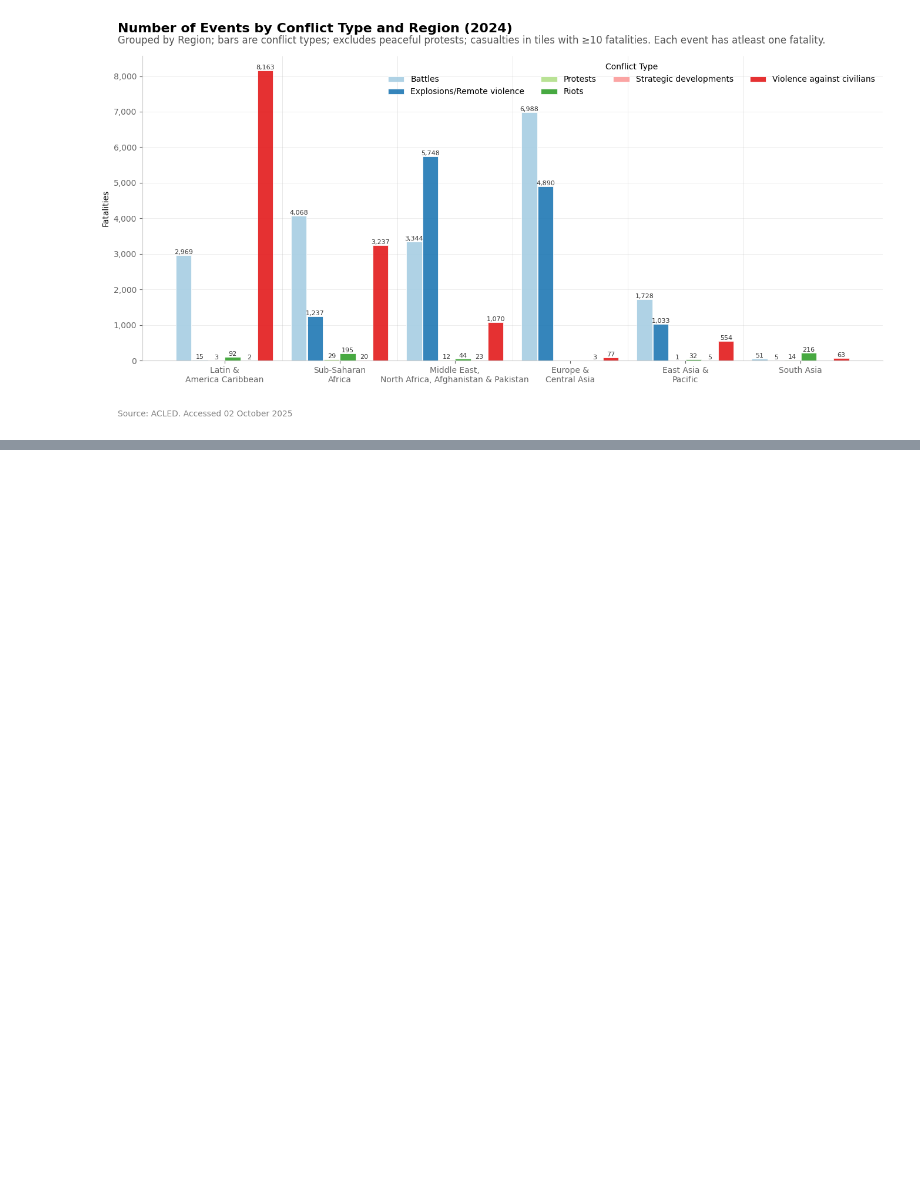
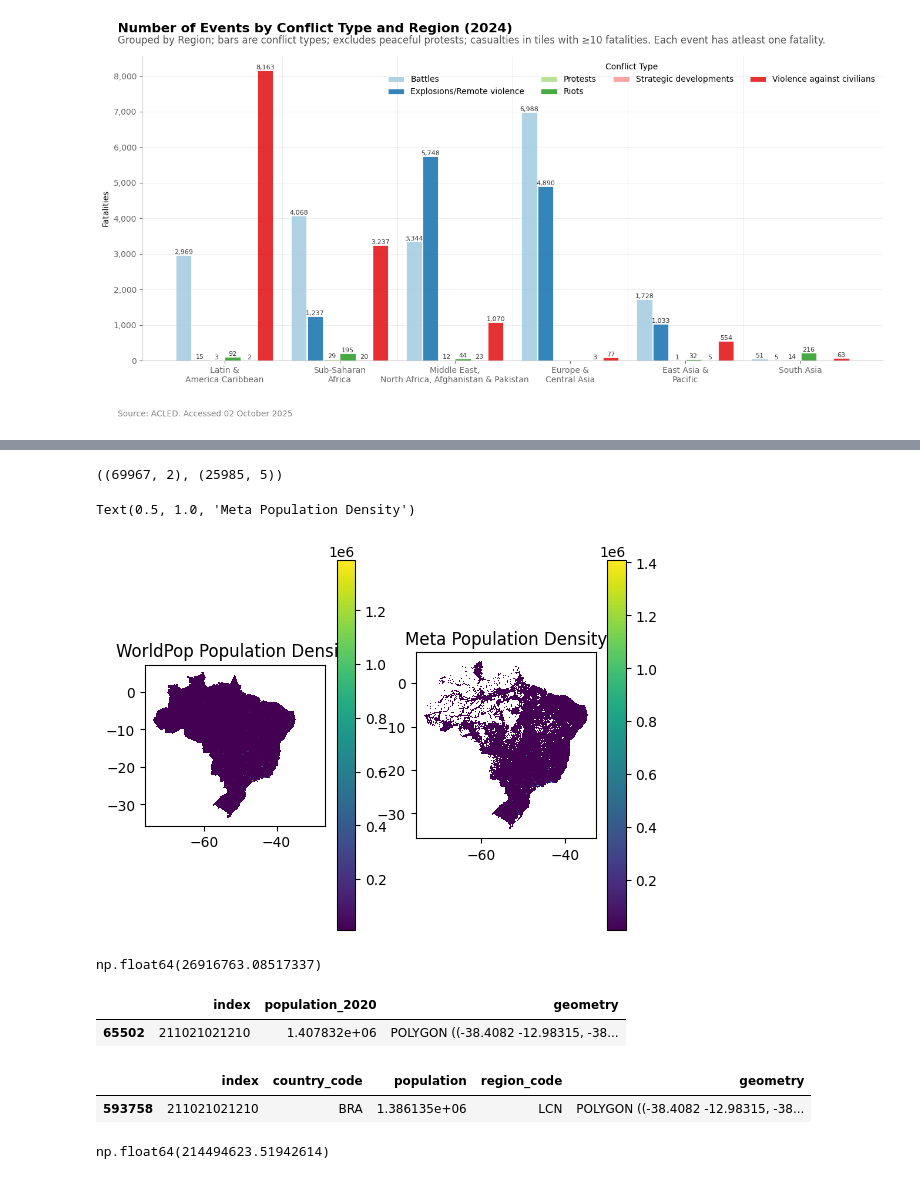
Before and after one commit to worldbank/MENA-FCV-economic-monitor, a Jupyter notebook: notebooks/conflict/acled_report_global.ipynb, the cells around one changed output, grey strips where cells are left out. Saved outputs shown, nothing was run; the diff lists cells and outputs as text; code cells hidden in the pictures; blank space fills up the shorter version.

```diff
--- a/notebooks/conflict/acled_report_global.ipynb
+++ b/notebooks/conflict/acled_report_global.ipynb
@@ -667,0 +713,44 @@ fig;
+# %%
+pop_bra = pop_lcn[pop_lcn['country_code'].isin([ 'BRA'])]
+pop_mex = pop_lcn[pop_lcn['country_code'].isin([ 'MEX'])]
+
+pop_bra_gdf = gpd.GeoDataFrame(pop_bra, geometry='geometry', crs='EPSG:4326')
+pop_mex_gdf = gpd.GeoDataFrame(pop_mex, geometry='geometry', crs='EPSG:4326')
+# %%
+bra_meta['index'] = bra_meta.apply(lambda x: get_quadkey_from_lat_lon(x['latitude'], x['longitude'],zoom=12 ), axis=1)
+# %%
+bra_meta_quad12 = bra_meta.groupby(['index'])['population_2020'].sum().reset_index()
+# %%
+bra_meta_quad12.shape, pop_bra.shape
+# %% [output]
+((69967, 2), (25985, 5))
+# %%
+bra_meta_quad12['geometry'] = bra_meta_quad12['index'].apply(lambda x: quadkey_to_bounds(x, as_polygon=True))
+bra_meta_quad12 = gpd.GeoDataFrame(bra_meta_quad12, geometry='geometry', crs='EPSG: 4326')
+# %%
+fig, ax = plt.subplots(1,2)
+pop_bra_gdf.plot(column='population', ax=ax[0], vmin=10000, legend=True)
+ax[0].set_title('WorldPop Population Density')
+bra_meta_quad12.plot(column='population_2020', ax=ax[1], vmin=10000, legend=True)
+ax[1].set_title('Meta Population Density')
+# %% [output]
+Text(0.5, 1.0, 'Meta Population Density')
+[figure, added]
+# %%
+bra_meta_quad12[bra_meta_quad12['index'].isin(high_fat)]['population_2020'].sum()
+# %% [output]
+np.float64(26916763.08517337)
+# %%
+bra_meta_quad12[bra_meta_quad12['index']=='211021021210']
+# %% [output]
+|  | index | population_2020 | geometry |
+| 65502 | 211021021210 | 1.407832e+06 | POLYGON ((-38.4082 -12.98315, -38... |
+# %%
+pop_bra_gdf[pop_bra_gdf['population']==pop_bra_gdf['population'].max()]
+# %% [output]
+|  | index | country_code | population | region_code | geometry |
+| 593758 | 211021021210 | BRA | 1.386135e+06 | LCN | POLYGON ((-38.4082 -12.98315, -38... |
+# %%
+bra_meta['population_2020'].sum()
+# %% [output]
+np.float64(214494623.51942614)
```
Also changed, not shown: parts of 13 cells of this notebook.
